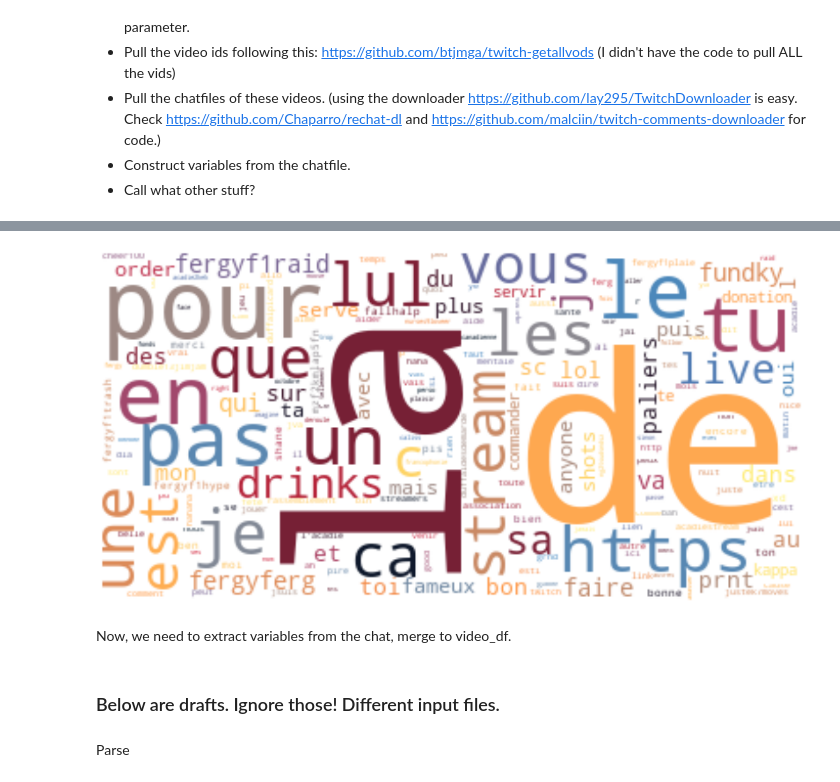
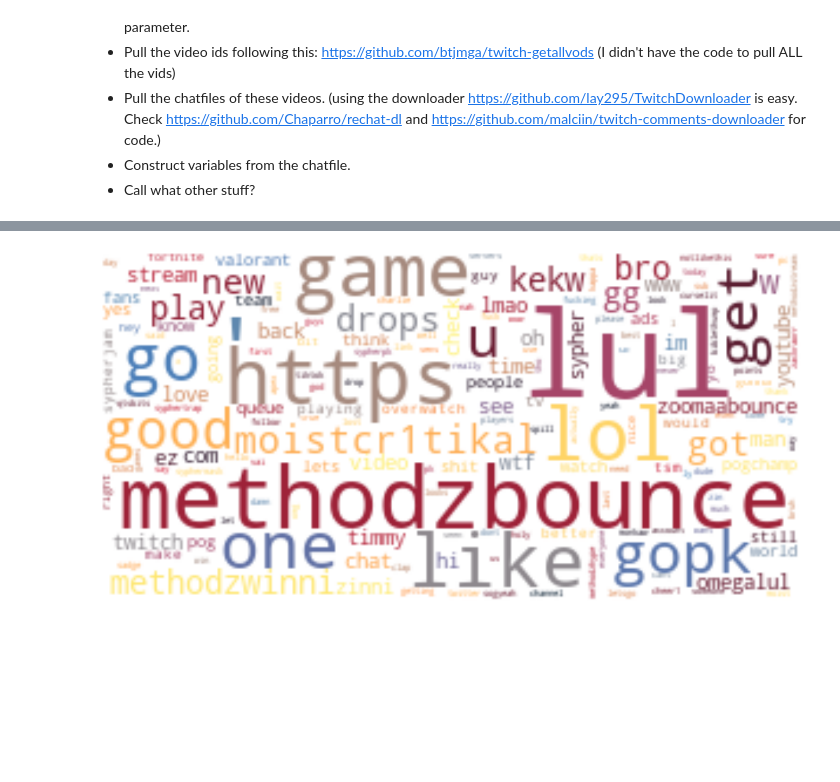
Before and after one commit to pearl-yu/twitch_project, a Jupyter notebook: 10112022.ipynb, the cells around one changed output, grey strips where cells are left out. Drawn from its saved outputs; the diff is of its cells as text; code cells hidden in the pictures; blank space fills up the shorter version.

Commit message:
More stuff on the chats.

```diff
--- a/10112022.ipynb
+++ b/10112022.ipynb
@@ -141,7 +147,7 @@ Index(['id', 'login', 'display_name', 'type', 'broadcaster_type',
 ## call the get_videos end points to retrieve all video ids of the users
 video_df = api_info(url = 'https://api.twitch.tv/helix/videos?user_id=',
          key_series = user_df['id'],
-         n = 5)
+         n = len(user_df))
 
 print(video_df.shape)
 video_df.head()
@@ -162,7 +168,7 @@ Index(['id', 'stream_id', 'user_id', 'user_login', 'user_name', 'title',
 # %%
 # Some pre-processing of the video_df
 video_df['created_at'] = pd.to_datetime(video_df['created_at'])
-video_df['duration_min'] = video_df['duration'].str.replace("h", '*60').str.replace('m','*1').str.replace('s','*(1/60)').str.replace(' ','+').apply(eval) # convert duration to numeric in minutes
+video_df['duration_min'] = video_df['duration'].str.replace("h", '*60+').str.replace('m','*1+').str.replace('s','*(1/60)').apply(eval) # convert duration to numeric in minutes
 # %%
 # Get some simple statistics
 print(video_df['created_at'].min(),video_df['created_at'].max())
@@ -292,7 +321,10 @@ def get_chat(key_series = video_df['url'],n = 5, n_message_limit = 100):
   timestamp = []
   time_in_seconds = []
   messages = []
-  author_display_name = []
+  author_id = []
+  author_name = []
+  author_bio = []
+  #author_color = []
   video_url = []
 
   for i in range(0,n+1) :
@@ -301,16 +333,21 @@ def get_chat(key_series = video_df['url'],n = 5, n_message_limit = 100):
 
     top = itertools.islice(chat, n_message_limit)
 
+    counter = len(messages)
+
     for message in top:     # iterate over messages
       video_url.append(url)
       timestamp.append(message['timestamp'])
       time_in_seconds.append(message['time_in_seconds'])
+      author_id.append(message['author']['id'])
+      author_name.append(message['author']['display_name'])
+      author_bio.append(message['author']['bio'])
+      #author_color.append(message['author']['colour'])
       messages.append(message['message'])
-      author_display_name.append(message['author']['display_name'])
 
-    #print(i / n)
+    print(i / n, url,len(messages)-counter)
 
-  chat_df = pd.DataFrame(list(zip(video_url,timestamp,time_in_seconds,messages,author_display_name)),
-                         columns = ['video_url','timestamp','time_in_seconds','messages','author_display_name'])
+  chat_df = pd.DataFrame(list(zip(video_url,timestamp,time_in_seconds,author_id,author_name,author_bio,messages)),
+                         columns = ['video_url','timestamp','time_in_seconds','author_id','author_name','author_bio','messages'])
 
   return chat_df
@@ -334,0 +366,6 @@ chat_df.head(10)
+# %%
+df_temp = video_df[video_df['duration_min'] < video_df['duration_min'].quantile(0.50)].reset_index()
+
+chat_df = get_chat(key_series = df_temp['url'],
+                   n = 100,  # Just the first 100 videos. We'll need this for all the sample.
+                   n_message_limit = 20000) ## max retries? Do we need to take those out manually? 30000 is safe tho.
@@ -377,9 +450,7 @@ chat_df[['messages','clean_messages']].head()
 # %%
-hero.visualization.wordcloud(chat_df['clean_messages'], font_path = None, width = 400, height = 200, max_words=200,
+hero.visualization.wordcloud(chat_df['clean_messages'], font_path = None, width = 300, height = 150, max_words=200,
                              mask=None, contour_width=0,
                              contour_color='PAPAYAWHIP', background_color='WHITE',
                              relative_scaling='auto', colormap=None, return_figure=False)
 # %% [output]
-[figure, old version]
+[figure, new version]
-# %% [markdown]
-Now, we need to extract variables from the chat, merge to video_df.
@@ -391,4 +456,0 @@ chat_df.to_csv('chatdf10112022.csv')
-# %% [markdown]
-### Below are drafts. Ignore those! Different input files.
-# %% [markdown]
-Parse
```
Also changed, not shown: parts of 52 cells of this notebook.
